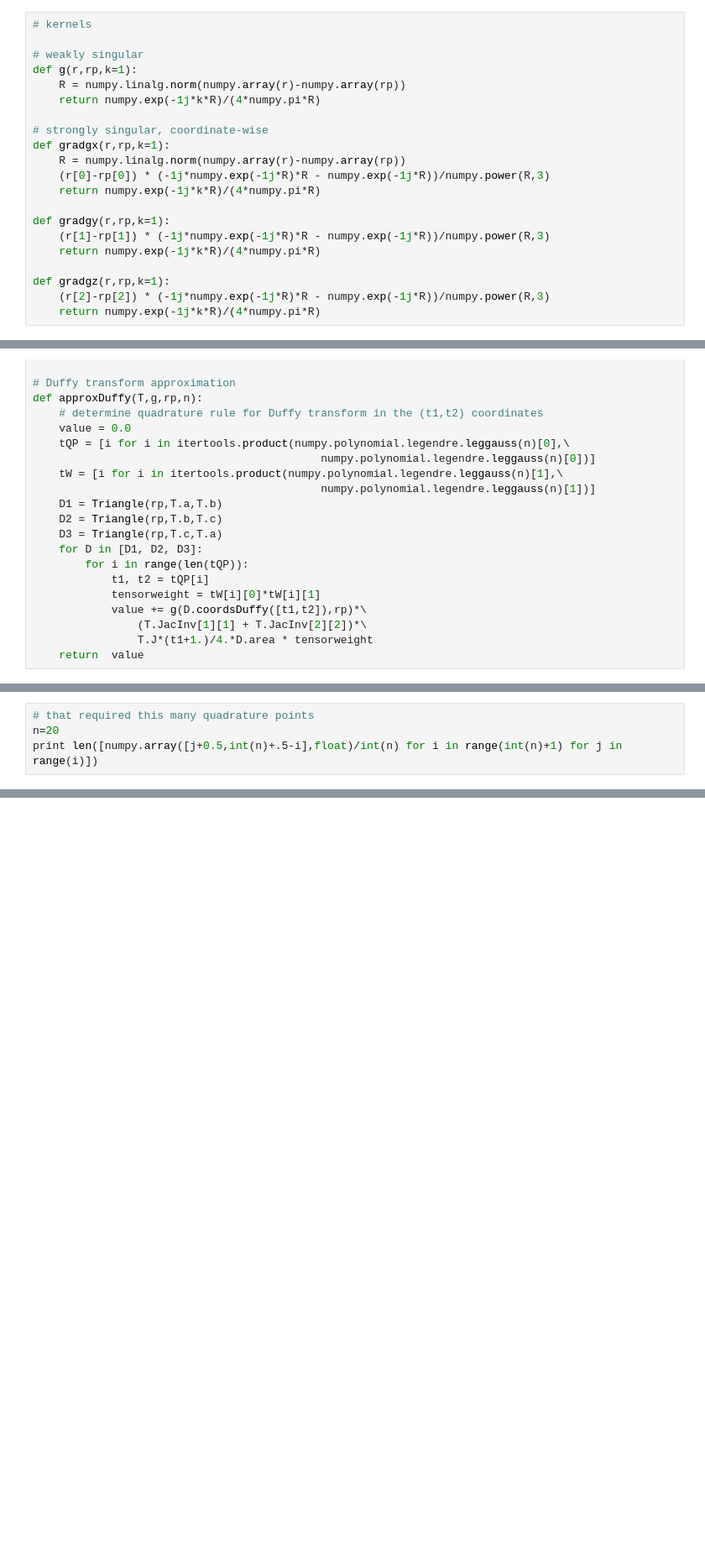
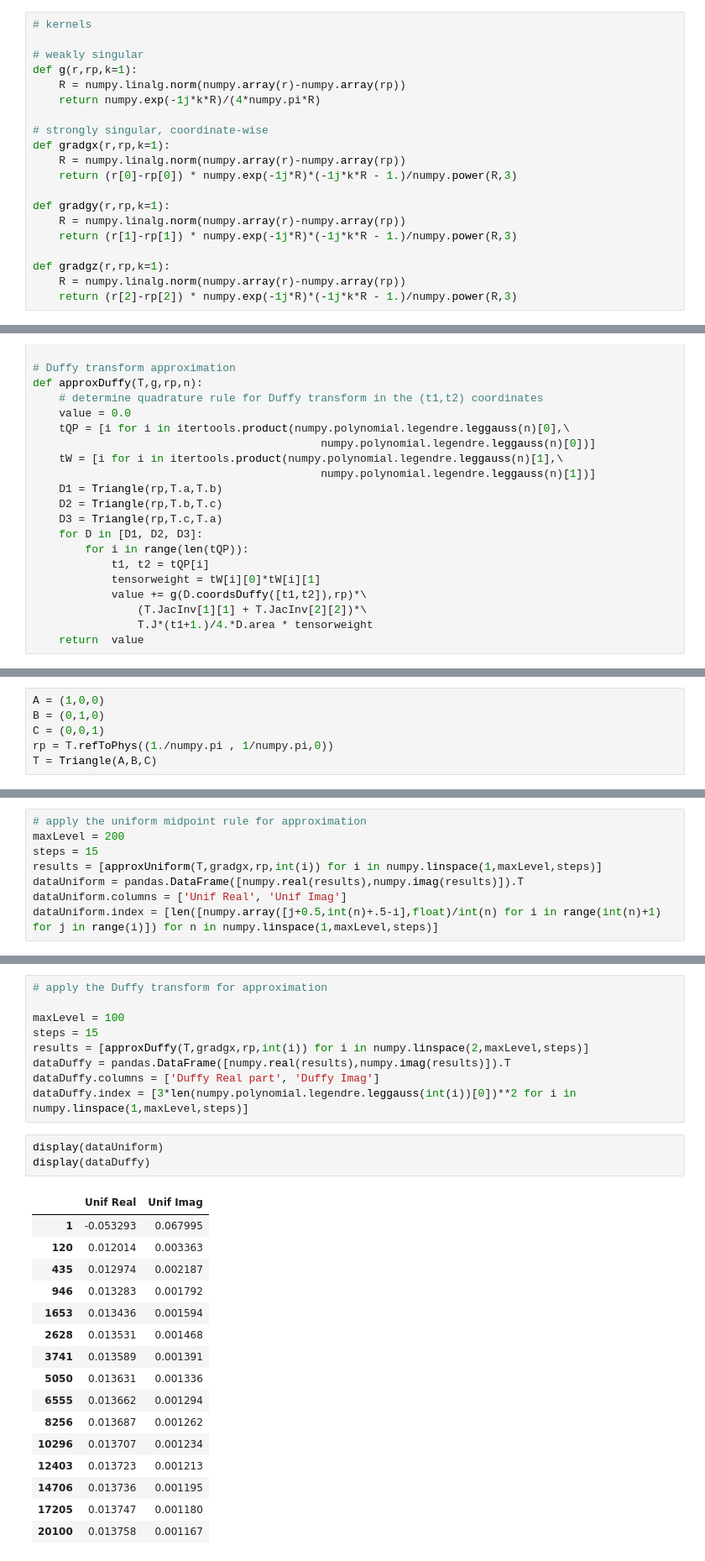
Before and after one commit to andy-c-huang/numerical-gems, a Jupyter notebook: duffy-transform-and-singularity-extraction.ipynb, the cells around one changed output, grey strips where cells are left out. Shown at 84% size. Drawn from its saved outputs; the diff is of its cells as text; blank space fills up the shorter version.

```diff
--- a/duffy-transform-and-singularity-extraction.ipynb
+++ b/duffy-transform-and-singularity-extraction.ipynb
@@ -74,16 +92,15 @@ def g(r,rp,k=1):
 # strongly singular, coordinate-wise
 def gradgx(r,rp,k=1):
     R = numpy.linalg.norm(numpy.array(r)-numpy.array(rp))
-    (r[0]-rp[0]) * (-1j*numpy.exp(-1j*R)*R - numpy.exp(-1j*R))/numpy.power(R,3)
-    return numpy.exp(-1j*k*R)/(4*numpy.pi*R)
+    return (r[0]-rp[0]) * numpy.exp(-1j*R)*(-1j*k*R - 1.)/numpy.power(R,3)
 
 def gradgy(r,rp,k=1):
-    (r[1]-rp[1]) * (-1j*numpy.exp(-1j*R)*R - numpy.exp(-1j*R))/numpy.power(R,3)
-    return numpy.exp(-1j*k*R)/(4*numpy.pi*R)
+    R = numpy.linalg.norm(numpy.array(r)-numpy.array(rp))
+    return (r[1]-rp[1]) * numpy.exp(-1j*R)*(-1j*k*R - 1.)/numpy.power(R,3)
 
 def gradgz(r,rp,k=1):
-    (r[2]-rp[2]) * (-1j*numpy.exp(-1j*R)*R - numpy.exp(-1j*R))/numpy.power(R,3)
-    return numpy.exp(-1j*k*R)/(4*numpy.pi*R)
+    R = numpy.linalg.norm(numpy.array(r)-numpy.array(rp))
+    return (r[2]-rp[2]) * numpy.exp(-1j*R)*(-1j*k*R - 1.)/numpy.power(R,3)
 # %%
 # integrate g(r,r')*div(\Lambda_1) via uniform midpoint rule
 def approxUniform(T,g,rp,n):
@@ -251,0 +301,6 @@ approxUniform(T,g,rp,n)
+# %%
+A = (1,0,0)
+B = (0,1,0)
+C = (0,0,1)
+rp = T.refToPhys((1./numpy.pi , 1/numpy.pi,0))
+T = Triangle(A,B,C)
@@ -252,4 +309,8 @@ approxUniform(T,g,rp,n)
 # %%
-# that required this many quadrature points
-n=20
-print len([numpy.array([j+0.5,int(n)+.5-i],float)/int(n) for i in range(int(n)+1) for j in range(i)])
+# apply the uniform midpoint rule for approximation
+maxLevel = 200
+steps = 15
+results = [approxUniform(T,gradgx,rp,int(i)) for i in numpy.linspace(1,maxLevel,steps)]
+dataUniform = pandas.DataFrame([numpy.real(results),numpy.imag(results)]).T
+dataUniform.columns = ['Unif Real', 'Unif Imag']
+dataUniform.index = [len([numpy.array([j+0.5,int(n)+.5-i],float)/int(n) for i in range(int(n)+1) for j in range(i)]) for n in numpy.linspace(1,maxLevel,steps)]
@@ -274,0 +317,29 @@ print approxDuffy(T,g,rp,8)
+# %%
+# apply the Duffy transform for approximation
+
+maxLevel = 100
+steps = 15
+results = [approxDuffy(T,gradgx,rp,int(i)) for i in numpy.linspace(2,maxLevel,steps)]
+dataDuffy = pandas.DataFrame([numpy.real(results),numpy.imag(results)]).T
+dataDuffy.columns = ['Duffy Real part', 'Duffy Imag']
+dataDuffy.index = [3*len(numpy.polynomial.legendre.leggauss(int(i))[0])**2 for i in numpy.linspace(1,maxLevel,steps)]
+# %%
+display(dataUniform)
+display(dataDuffy)
+# %% [output]
+|  | Unif Real | Unif Imag |
+| 1 | -0.053293 | 0.067995 |
+| 120 | 0.012014 | 0.003363 |
+| 435 | 0.012974 | 0.002187 |
+| 946 | 0.013283 | 0.001792 |
+| 1653 | 0.013436 | 0.001594 |
+| 2628 | 0.013531 | 0.001468 |
+| 3741 | 0.013589 | 0.001391 |
+| 5050 | 0.013631 | 0.001336 |
+| 6555 | 0.013662 | 0.001294 |
+| 8256 | 0.013687 | 0.001262 |
+| 10296 | 0.013707 | 0.001234 |
+| 12403 | 0.013723 | 0.001213 |
+| 14706 | 0.013736 | 0.001195 |
+| 17205 | 0.013747 | 0.001180 |
+| 20100 | 0.013758 | 0.001167 |
```
Also changed, not shown: parts of 26 cells of this notebook.
